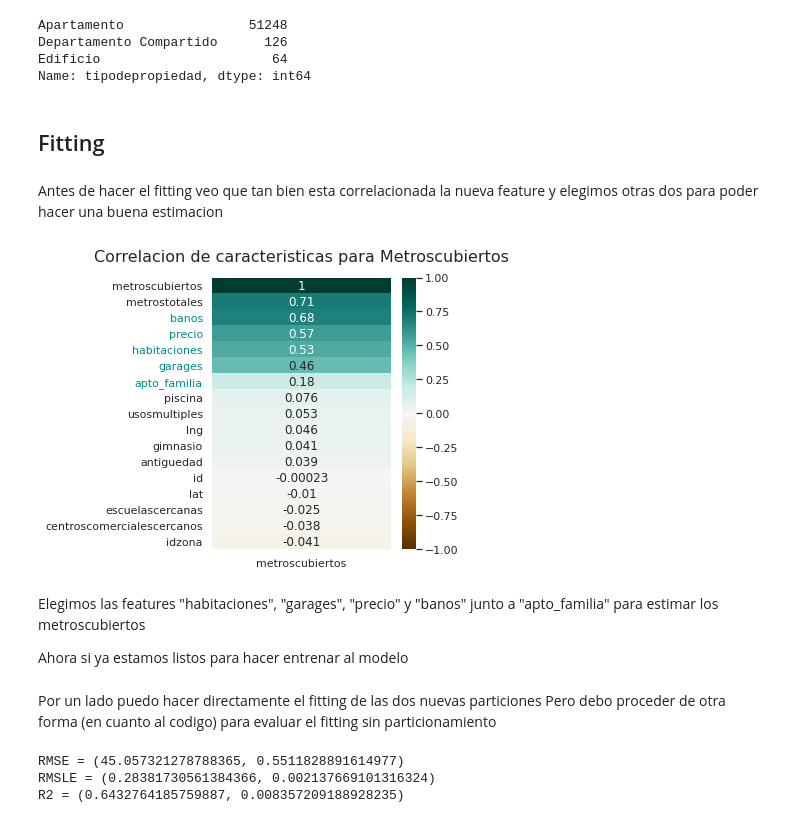
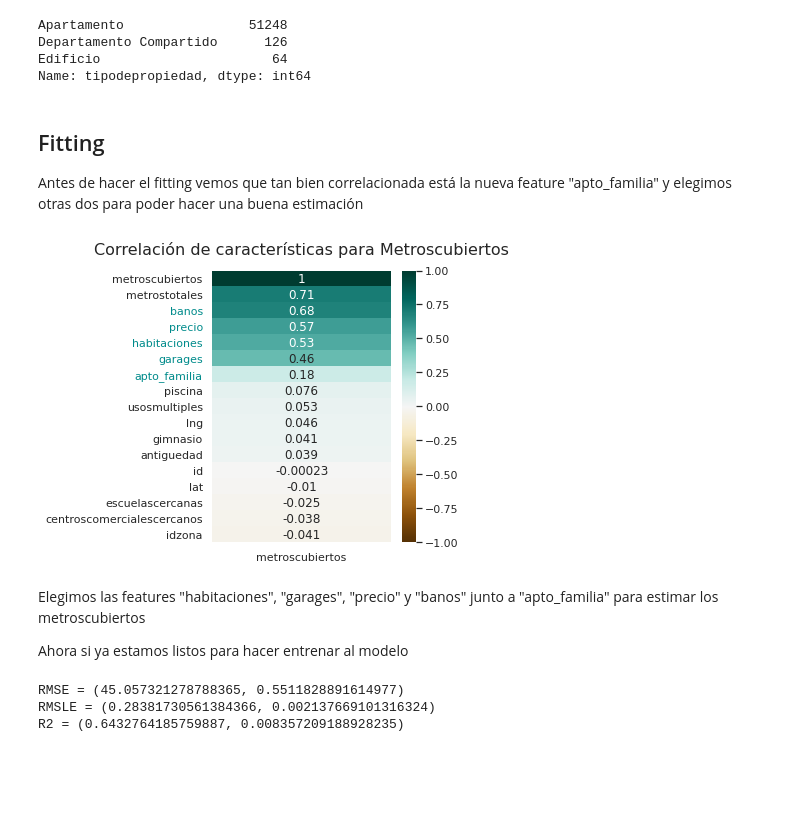
Before and after one commit to davidvenegasr/TP3-MetNum, a Jupyter notebook: notebooks/Exp3.ipynb, the cells around one changed output. Saved outputs shown, nothing was run; the diff lists cells and outputs as text; code cells hidden in the pictures; blank space fills up the shorter version.

```diff
--- a/notebooks/Exp3.ipynb
+++ b/notebooks/Exp3.ipynb
@@ -180,10 +169,8 @@ display(df_train_new.head(2))
 # %%
 # Limpio los valores que tienen NaN en "habitaciones" y "baños"
-display(df_train_new.shape)
-df_train_new = df_train_new[df_train_new['habitaciones'].notna()]
-df_train_new = df_train_new[df_train_new['banos'].notna()]
-df_train_new = df_train_new[df_train_new['metroscubiertos'].notna()]
-df_train_new = df_train_new[df_train_new['precio'].notna()]
-df_train_new = df_train_new[df_train_new['garages'].notna()]
-display(df_train_new.shape)
+print("Hay:",df_train_new.shape)
+
+
+df_train_new = df_train.dropna(subset=['habitaciones','banos','metroscubiertos','precio','garages'])
+print("Quedan:", df_train_new.shape)
 # %% [output]
@@ -246,30 +233,26 @@ Apartamento                51248
 Departamento Compartido      126
 Edificio                      64
 Name: tipodepropiedad, dtype: int64
-# %% [markdown]
-## Fitting
 # %% [markdown]
-Antes de hacer el fitting veo que tan bien esta correlacionada la nueva feature y elegimos otras dos para poder hacer una buena estimacion
+## Fitting
+Antes de hacer el fitting vemos que tan bien correlacionada está la nueva feature "apto_familia" y elegimos otras dos para poder hacer una buena estimación
 # %%
 plt.figure(figsize=(4, 5))
 heatmap = sns.heatmap(df_train_new.corr()[['metroscubiertos']].sort_values(by='metroscubiertos', ascending=False), vmin=-1, vmax=1, annot=True, cmap='BrBG')
-heatmap.set_title('Correlacion de caracteristicas para Metroscubiertos', fontdict={'fontsize':16}, pad=16)
+heatmap.set_title('Correlación de características para Metroscubiertos', fontdict={'fontsize':16}, pad=16)
 
 heatmap.get_yticklabels()[2].set_color("darkcyan")
 heatmap.get_yticklabels()[3].set_color("darkcyan")
 heatmap.get_yticklabels()[4].set_color("darkcyan")
 heatmap.get_yticklabels()[5].set_color("darkcyan")
 heatmap.get_yticklabels()[6].set_color("darkcyan")
-plt.savefig("Exp3/Correlacion-de-caracteristicas-para-Metroscubiertos.png", bbox_inches = "tight")
+plt.savefig("Exp4/Correlacion-de-caracteristicas-para-Metroscubiertos.png", bbox_inches = "tight")
 # %% [output]
-[figure, old version]
+[figure, new version]
 # %% [markdown]
 Elegimos las features "habitaciones", "garages", "precio" y "banos" junto a "apto_familia" para estimar los metroscubiertos
 
 Ahora si ya estamos listos para hacer entrenar al modelo
-# %% [markdown]
-Por un lado puedo hacer directamente el fitting de las dos nuevas particiones
-Pero debo proceder de otra forma (en cuanto al codigo) para evaluar el fitting sin particionamiento
 # %%
 # Reduzco el dataset de casa, para equiparar los tamaños con el dataset de dptos
 df_train_casa = df_train_casa.sample(random_state=np.random.seed(1), frac=1)
```
Also changed, not shown: parts of 17 cells of this notebook, 2 other files.
